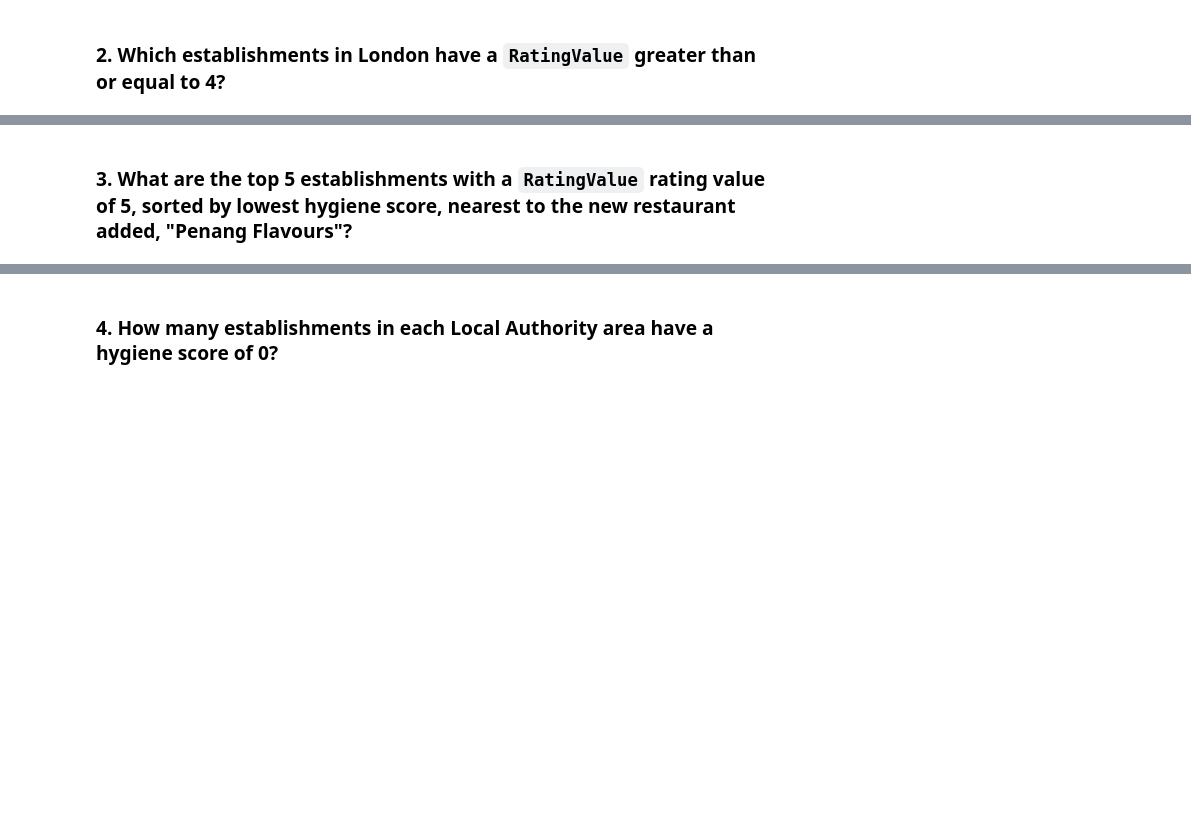
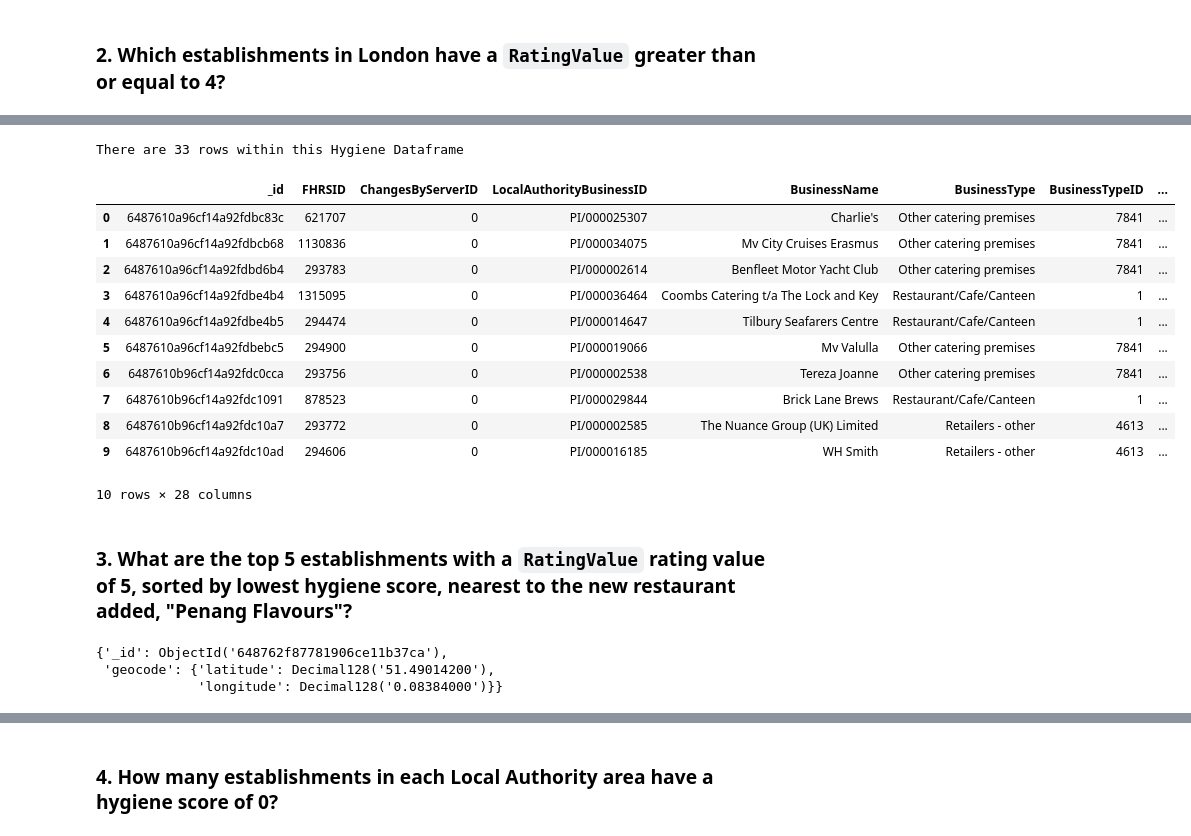
Before and after one commit to lphelpspittman/NOSQL-Challenge, a Jupyter notebook: NoSQL_analysis_starter copy.ipynb, the cells around one changed output, grey strips where cells are left out. Drawn from its saved outputs; the diff is of its cells as text; code cells hidden in the pictures; blank space fills up the shorter version.

```diff
--- a/NoSQL_analysis_starter copy.ipynb
+++ b/NoSQL_analysis_starter copy.ipynb
@@ -55,15 +109,14 @@ hygiene_df.head(10)
 ### 2. Which establishments in London have a `RatingValue` greater than or equal to 4?
 # %%
 # Find the establishments with London as the Local Authority and has a RatingValue greater than or equal to 4.
-query = {'LocalAuthorityName': {'$regex': "London"},"RatingValue":{'$gte':"4"}}
+query_2 = {'LocalAuthorityName': {'$regex': "London"},"RatingValue":{'$gte': 4}}
 
 # Use count_documents to display the number of documents in the result
-results = establishments.count_documents(query)
-print(f"---------------------------------------------------------------------------------------------------------")
-print(f"There are {results} establishments with a 'Rating' score of 4 or above.")
-print(f"---------------------------------------------------------------------------------------------------------")
+results_2 = establishments.count_documents(query_2)
+
+print(f"There are {results_2} establishments with a 'RatingValue' score of 4 or above.")
+
 
 # Display the first document in the results using pprint
-first_document = establishments.find_one(query)
+first_document = establishments.find_one(query_2)
 pprint(first_document)
-print(f"---------------------------------------------------------------------------------------------------------")
@@ -70,17 +141,39 @@ print(f"------------------------------------------------------------------------
 # %%
 # Convert the result to a Pandas DataFrame
-rating_df = pd.DataFrame(establishments.find(query))
+rating_df = pd.DataFrame(establishments.find(query_2))
 
 # Display the number of rows in the DataFrame
-print(f"---------------------------------------------------------------------------------------------------------")
 count_of_rating_df = len(rating_df)
 print(f"There are {count_of_rating_df} rows within this Hygiene Dataframe")
-print(f"---------------------------------------------------------------------------------------------------------")
 
 # Display the first 10 rows of the DataFrame
 rating_df.head(10)
+# %% [output]
+There are 33 rows within this Hygiene Dataframe
+|  | _id | FHRSID | ChangesByServerID | LocalAuthorityBusinessID | BusinessName | BusinessType | BusinessTypeID | ... |
+| 0 | 6487610a96cf14a92fdbc83c | 621707 | 0 | PI/000025307 | Charlie's | Other catering premises | 7841 | ... |
+| 1 | 6487610a96cf14a92fdbcb68 | 1130836 | 0 | PI/000034075 | Mv City Cruises Erasmus | Other catering premises | 7841 | ... |
+| 2 | 6487610a96cf14a92fdbd6b4 | 293783 | 0 | PI/000002614 | Benfleet Motor Yacht Club | Other catering premises | 7841 | ... |
+| 3 | 6487610a96cf14a92fdbe4b4 | 1315095 | 0 | PI/000036464 | Coombs Catering t/a The Lock and Key | Restaurant/Cafe/Canteen | 1 | ... |
+| 4 | 6487610a96cf14a92fdbe4b5 | 294474 | 0 | PI/000014647 | Tilbury Seafarers Centre | Restaurant/Cafe/Canteen | 1 | ... |
+| 5 | 6487610a96cf14a92fdbebc5 | 294900 | 0 | PI/000019066 | Mv Valulla | Other catering premises | 7841 | ... |
+| 6 | 6487610b96cf14a92fdc0cca | 293756 | 0 | PI/000002538 | Tereza Joanne | Other catering premises | 7841 | ... |
+| 7 | 6487610b96cf14a92fdc1091 | 878523 | 0 | PI/000029844 | Brick Lane Brews | Restaurant/Cafe/Canteen | 1 | ... |
+| 8 | 6487610b96cf14a92fdc10a7 | 293772 | 0 | PI/000002585 | The Nuance Group (UK) Limited | Retailers - other | 4613 | ... |
+| 9 | 6487610b96cf14a92fdc10ad | 294606 | 0 | PI/000016185 | WH Smith | Retailers - other | 4613 | ... |
+10 rows × 28 columns
 # %% [markdown]
 ### 3. What are the top 5 establishments with a `RatingValue` rating value of 5, sorted by lowest hygiene score, nearest to the new restaurant added, "Penang Flavours"?
+# %%
+# get latitude and longitude for Penang Flavours
+query = {'BusinessName': 'Penang Flavours'}
+fields = {'geocode': 1}
+
+pprint(establishments.find_one(query, fields))
+# %% [output]
+{'_id': ObjectId('648762f87781906ce11b37ca'),
+ 'geocode': {'latitude': Decimal128('51.49014200'),
+             'longitude': Decimal128('0.08384000')}}
 # %%
 # Search within 0.01 degree on either side of the latitude and longitude.
 # Rating value must equal 5
```
Also changed, not shown: parts of 10 cells of this notebook, 1 other file.
